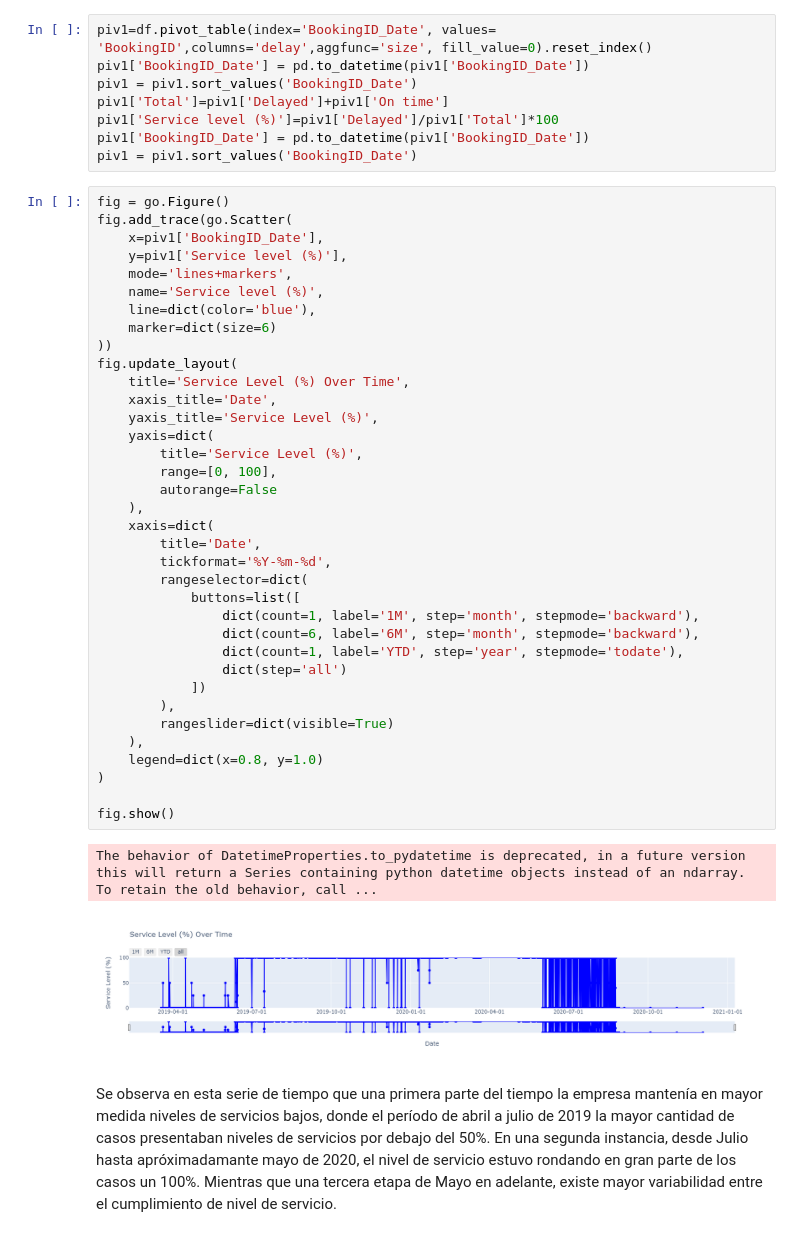
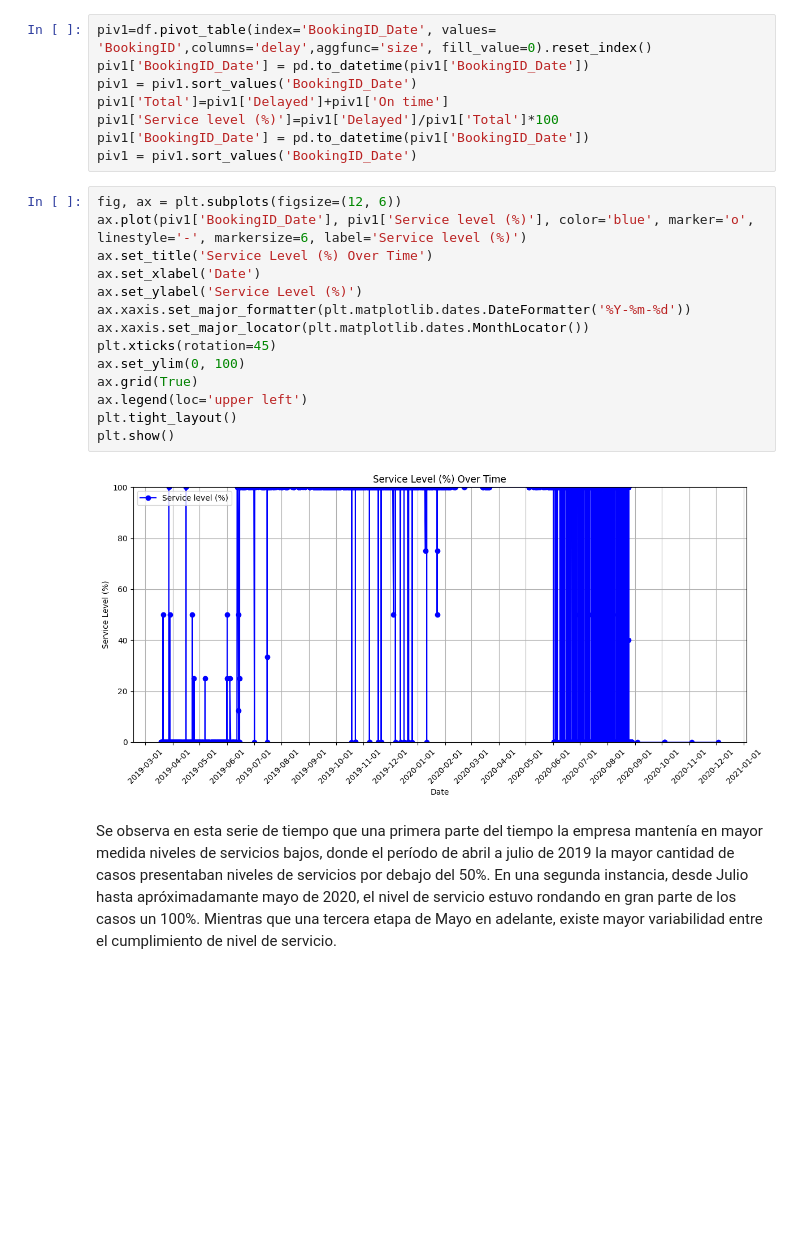
Before and after one commit to Karen22g/jbook_ml202330, a Jupyter notebook: _sources/data.ipynb, the cells around one changed output. Drawn from its saved outputs; the diff is of its cells as text; blank space fills up the shorter version.

```diff
--- a/_sources/data.ipynb
+++ b/_sources/data.ipynb
@@ -240,45 +228,22 @@ piv1['Total']=piv1['Delayed']+piv1['On time']
 piv1['Service level (%)']=piv1['Delayed']/piv1['Total']*100
 piv1['BookingID_Date'] = pd.to_datetime(piv1['BookingID_Date'])
 piv1 = piv1.sort_values('BookingID_Date')
-# %%
-fig = go.Figure()
-fig.add_trace(go.Scatter(
-    x=piv1['BookingID_Date'],
-    y=piv1['Service level (%)'],
-    mode='lines+markers',
-    name='Service level (%)',
-    line=dict(color='blue'),
-    marker=dict(size=6)
-))
-fig.update_layout(
-    title='Service Level (%) Over Time',
-    xaxis_title='Date',
-    yaxis_title='Service Level (%)',
-    yaxis=dict(
-        title='Service Level (%)',
-        range=[0, 100],
-        autorange=False
-    ),
-    xaxis=dict(
-        title='Date',
-        tickformat='%Y-%m-%d',
-        rangeselector=dict(
-            buttons=list([
-                dict(count=1, label='1M', step='month', stepmode='backward'),
-                dict(count=6, label='6M', step='month', stepmode='backward'),
-                dict(count=1, label='YTD', step='year', stepmode='todate'),
-                dict(step='all')
-            ])
-        ),
-        rangeslider=dict(visible=True)
-    ),
-    legend=dict(x=0.8, y=1.0)
-)
-
-fig.show()
-# %% [output]
-The behavior of DatetimeProperties.to_pydatetime is deprecated, in a future version this will return a Series containing python datetime objects instead of an ndarray. To retain the old behavior, call ...
-[figure, removed]
+# %%
+fig, ax = plt.subplots(figsize=(12, 6))
+ax.plot(piv1['BookingID_Date'], piv1['Service level (%)'], color='blue', marker='o', linestyle='-', markersize=6, label='Service level (%)')
+ax.set_title('Service Level (%) Over Time')
+ax.set_xlabel('Date')
+ax.set_ylabel('Service Level (%)')
+ax.xaxis.set_major_formatter(plt.matplotlib.dates.DateFormatter('%Y-%m-%d'))
+ax.xaxis.set_major_locator(plt.matplotlib.dates.MonthLocator())
+plt.xticks(rotation=45)
+ax.set_ylim(0, 100)
+ax.grid(True)
+ax.legend(loc='upper left')
+plt.tight_layout()
+plt.show()
+# %% [output]
+[figure, added]
 # %% [markdown]
 Se observa en esta serie de tiempo que una primera parte del tiempo la empresa mantenía en mayor medida niveles de servicios bajos, donde el período de abril a julio de 2019 la mayor cantidad de casos presentaban niveles de servicios por debajo del 50%. En una segunda instancia, desde Julio hasta apróximadamante mayo de 2020, el nivel de servicio estuvo rondando en gran parte de los casos un 100%. Mientras que una tercera etapa de Mayo en adelante, existe mayor variabilidad entre el cumplimiento de nivel de servicio.
 # %% [markdown]
```
Also changed, not shown: parts of 14 cells of this notebook, 10 other files.
